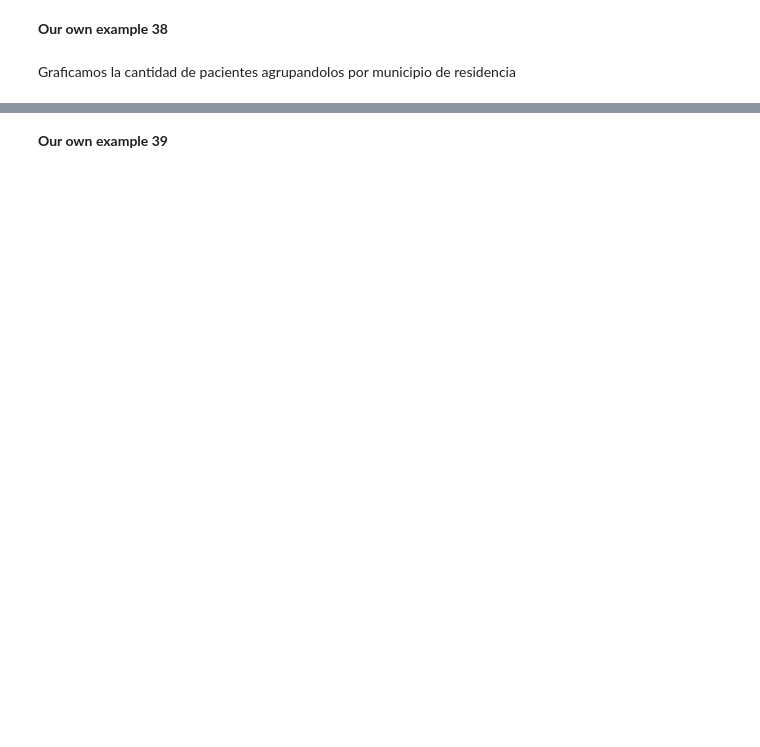
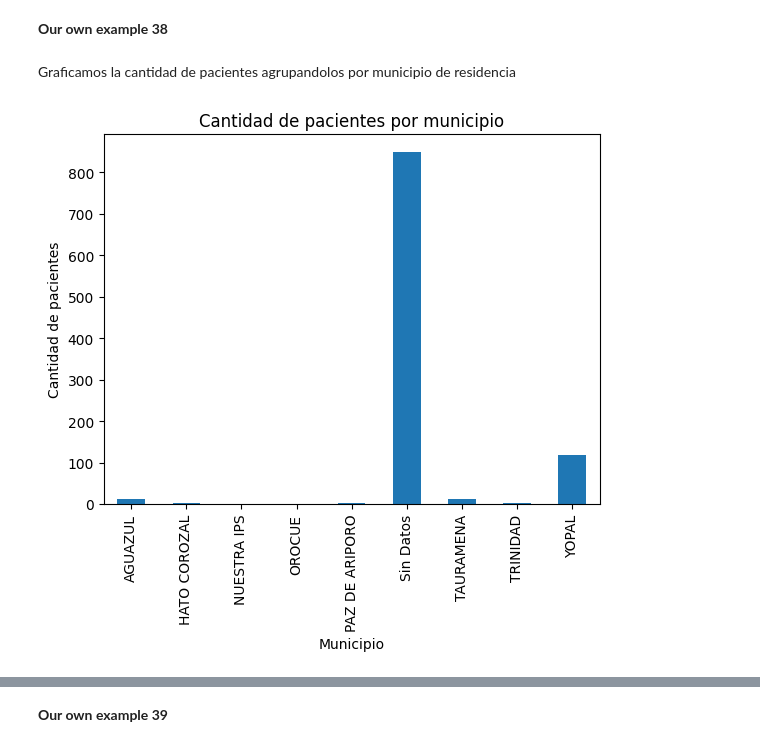
Before and after one commit to alienigena264/MetNum2024, a Jupyter notebook: Lab/Lab2/jgarciaot_Lab2.ipynb, the cells around one changed output, grey strips where cells are left out. Saved outputs shown, nothing was run; the diff lists cells and outputs as text; code cells hidden in the pictures; blank space fills up the shorter version.

```diff
--- a/Lab/Lab2/jgarciaot_Lab2.ipynb
+++ b/Lab/Lab2/jgarciaot_Lab2.ipynb
@@ -1767,12 +1767,14 @@ hass.groupby(['Date', 'Region'])['Weighted Avg Price'].mean().unstack().ffill().
 Graficamos la cantidad de pacientes agrupandolos por municipio de residencia
 # %%
 import matplotlib.pyplot as plt
-pacientes_por_municipio = resultados.groupby('municipio_de_residencia')['orden'].count()
+pacientes_por_municipio = resultados.groupby('municpio_de_residencia')['orden'].count()
 pacientes_por_municipio.plot(kind='bar')
 plt.title('Cantidad de pacientes por municipio')
 plt.xlabel('Municipio')
 plt.ylabel('Cantidad de pacientes')
 plt.show()
+# %% [output]
+[figure, added]
 # %%
 def _organic_spread(group):
 
```
Also changed, not shown: parts of 5 cells of this notebook.
